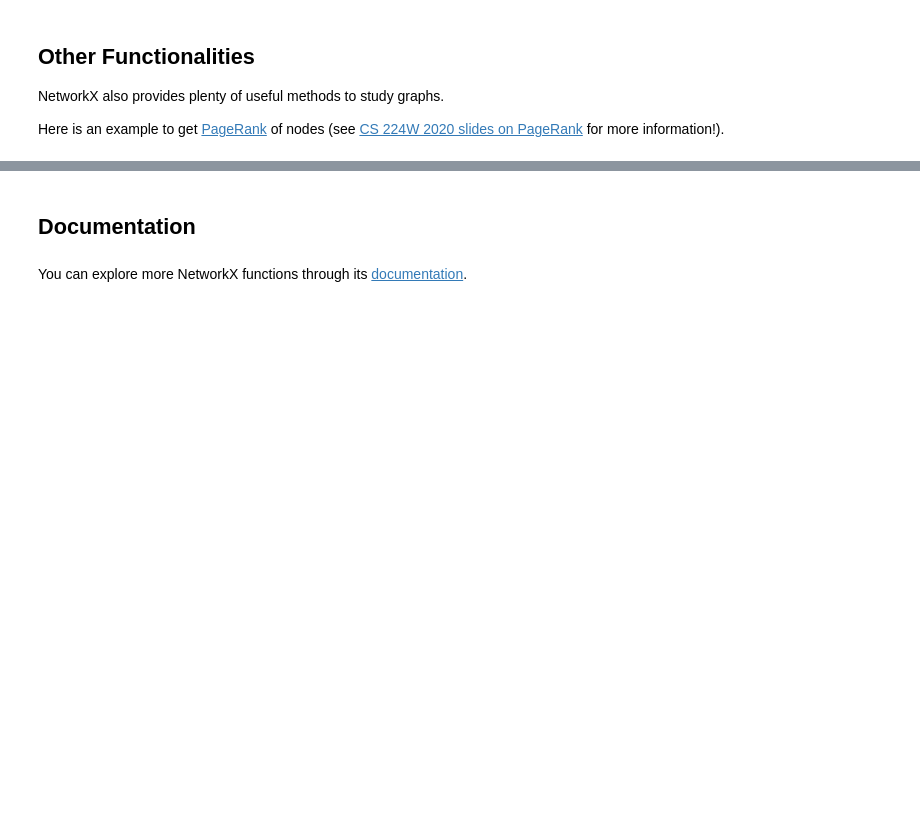
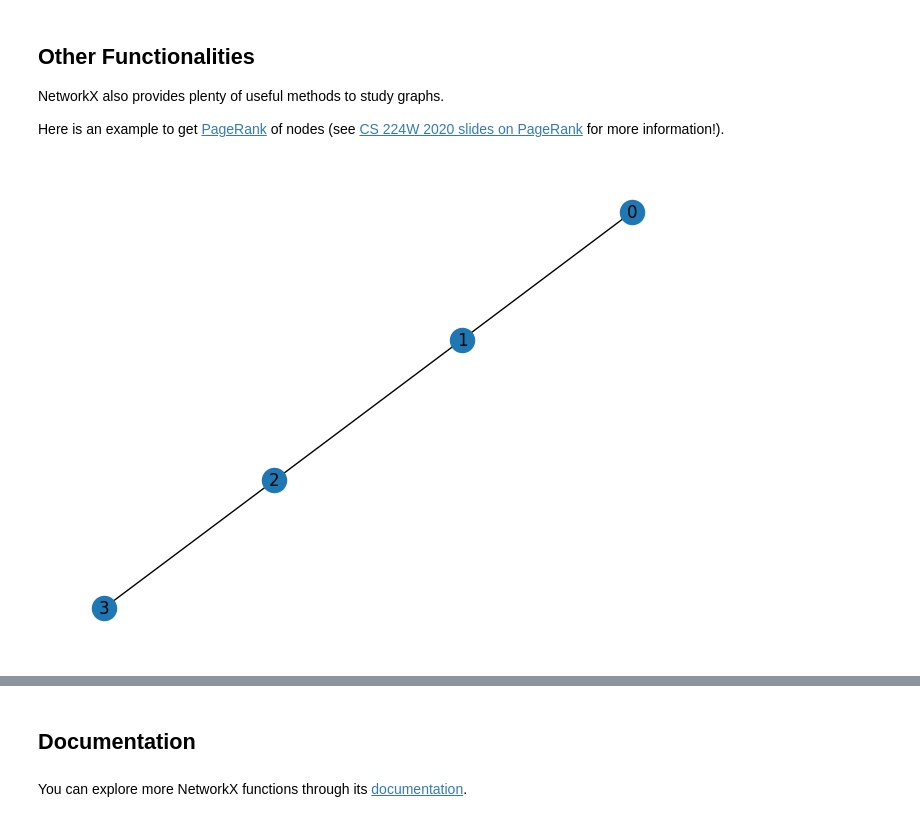
Before and after one commit to jean-kunz/cop_gnn, a Jupyter notebook: nbks/CS224W_Colab_0.ipynb, the cells around one changed output, grey strips where cells are left out. Drawn from its saved outputs; the diff is of its cells as text; code cells hidden in the pictures; blank space fills up the shorter version.

Commit message:
add graph_analyisi

```diff
--- a/nbks/CS224W_Colab_0.ipynb
+++ b/nbks/CS224W_Colab_0.ipynb
@@ -115,3 +146,7 @@ nx.path_graph(num_nodes)
+# %%
+nx.draw(nx.path_graph(4), with_labels=True)
+# %% [output]
+[figure, added]
 # %%
 num_nodes = 4
 # Create a new path like graph and change it to a directed graph
```
Also changed, not shown: parts of 22 cells of this notebook, 1 other file.
